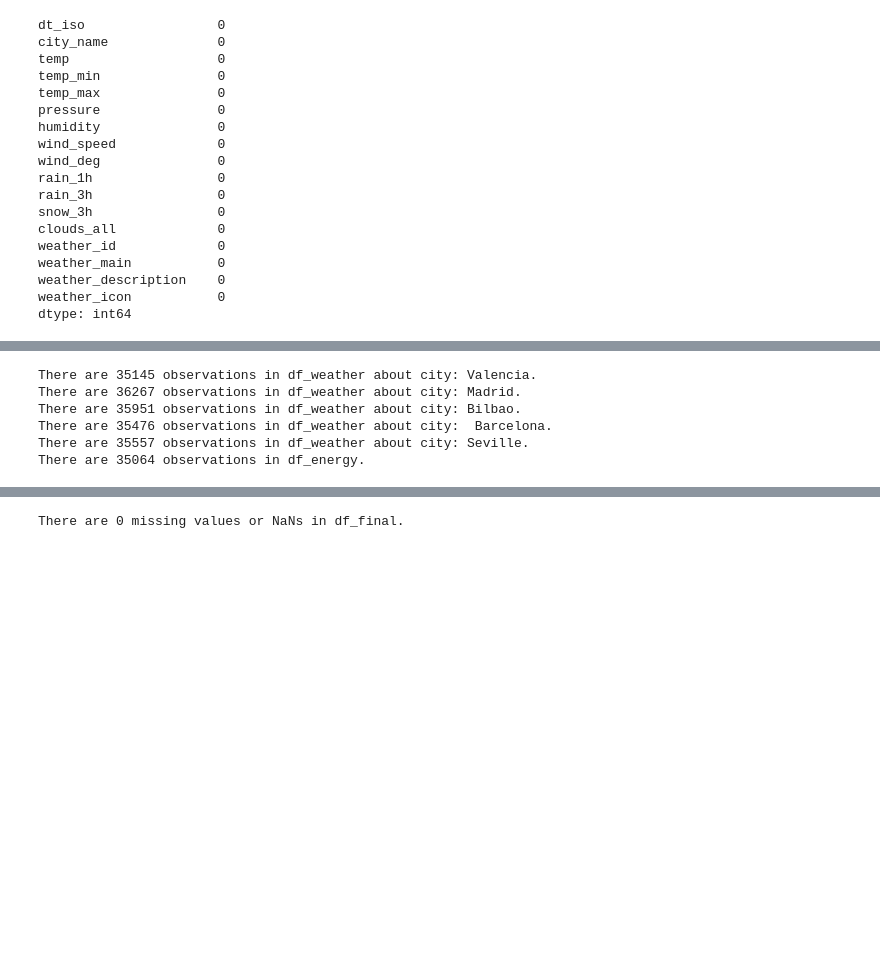
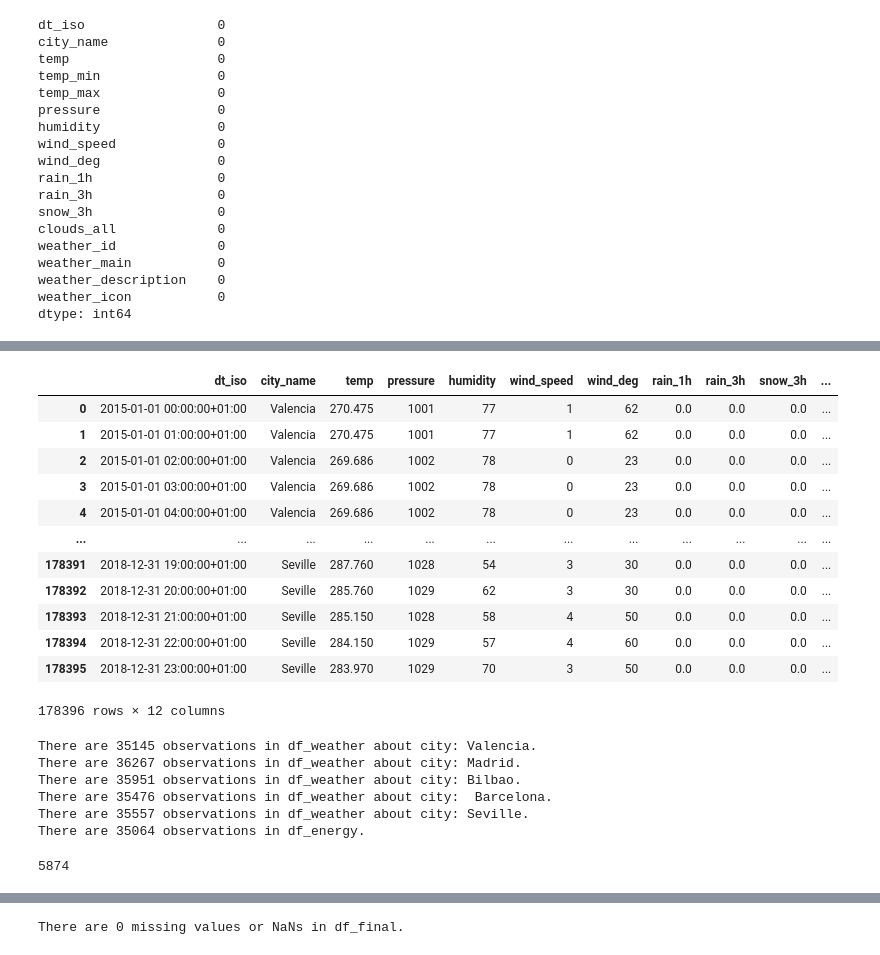
Before and after one commit to MDS-Mountain-Club/MDS_ML_Project, a Jupyter notebook: ML_Project.ipynb, the cells around one changed output, grey strips where cells are left out. Saved outputs shown, nothing was run; the diff lists cells and outputs as text; code cells hidden in the pictures; blank space fills up the shorter version.

```diff
--- a/ML_Project.ipynb
+++ b/ML_Project.ipynb
@@ -134 +114,22 @@ dtype: int64
+# %%
+# Drop the variable relevant to weather information beside 'weather_description'
+columns_drop_weather = ['weather_id','weather_main','weather_icon']
+df_weather.drop(columns=columns_drop_weather, inplace=True)
+# %%
+# Also temp_min and temp_max are mostly duplicate with 'temp' variable
+df_weather.drop(columns = ['temp_min','temp_max'])
+# %% [output]
+|  | dt_iso | city_name | temp | pressure | humidity | wind_speed | wind_deg | rain_1h | rain_3h | snow_3h | ... |
+| 0 | 2015-01-01 00:00:00+01:00 | Valencia | 270.475 | 1001 | 77 | 1 | 62 | 0.0 | 0.0 | 0.0 | ... |
+| 1 | 2015-01-01 01:00:00+01:00 | Valencia | 270.475 | 1001 | 77 | 1 | 62 | 0.0 | 0.0 | 0.0 | ... |
+| 2 | 2015-01-01 02:00:00+01:00 | Valencia | 269.686 | 1002 | 78 | 0 | 23 | 0.0 | 0.0 | 0.0 | ... |
+| 3 | 2015-01-01 03:00:00+01:00 | Valencia | 269.686 | 1002 | 78 | 0 | 23 | 0.0 | 0.0 | 0.0 | ... |
+| 4 | 2015-01-01 04:00:00+01:00 | Valencia | 269.686 | 1002 | 78 | 0 | 23 | 0.0 | 0.0 | 0.0 | ... |
+| ... | ... | ... | ... | ... | ... | ... | ... | ... | ... | ... | ... |
+| 178391 | 2018-12-31 19:00:00+01:00 | Seville | 287.760 | 1028 | 54 | 3 | 30 | 0.0 | 0.0 | 0.0 | ... |
+| 178392 | 2018-12-31 20:00:00+01:00 | Seville | 285.760 | 1029 | 62 | 3 | 30 | 0.0 | 0.0 | 0.0 | ... |
+| 178393 | 2018-12-31 21:00:00+01:00 | Seville | 285.150 | 1028 | 58 | 4 | 50 | 0.0 | 0.0 | 0.0 | ... |
+| 178394 | 2018-12-31 22:00:00+01:00 | Seville | 284.150 | 1029 | 57 | 4 | 60 | 0.0 | 0.0 | 0.0 | ... |
+| 178395 | 2018-12-31 23:00:00+01:00 | Seville | 283.970 | 1029 | 70 | 3 | 50 | 0.0 | 0.0 | 0.0 | ... |
+178396 rows × 12 columns
 # %%
@@ -163,4 +163,9 @@ There are 35951 observations in df_weather about city: Bilbao.
 There are 35476 observations in df_weather about city:  Barcelona.
 There are 35557 observations in df_weather about city: Seville.
 There are 35064 observations in df_energy.
+# %%
+# If there is a duplicate row for time and city_name, that is an error
+sum(df_weather.reset_index().duplicated(subset=['time','city_name'],keep=False))
+# %% [output]
+5874
 # %%
```
Also changed, not shown: parts of 20 cells of this notebook.
